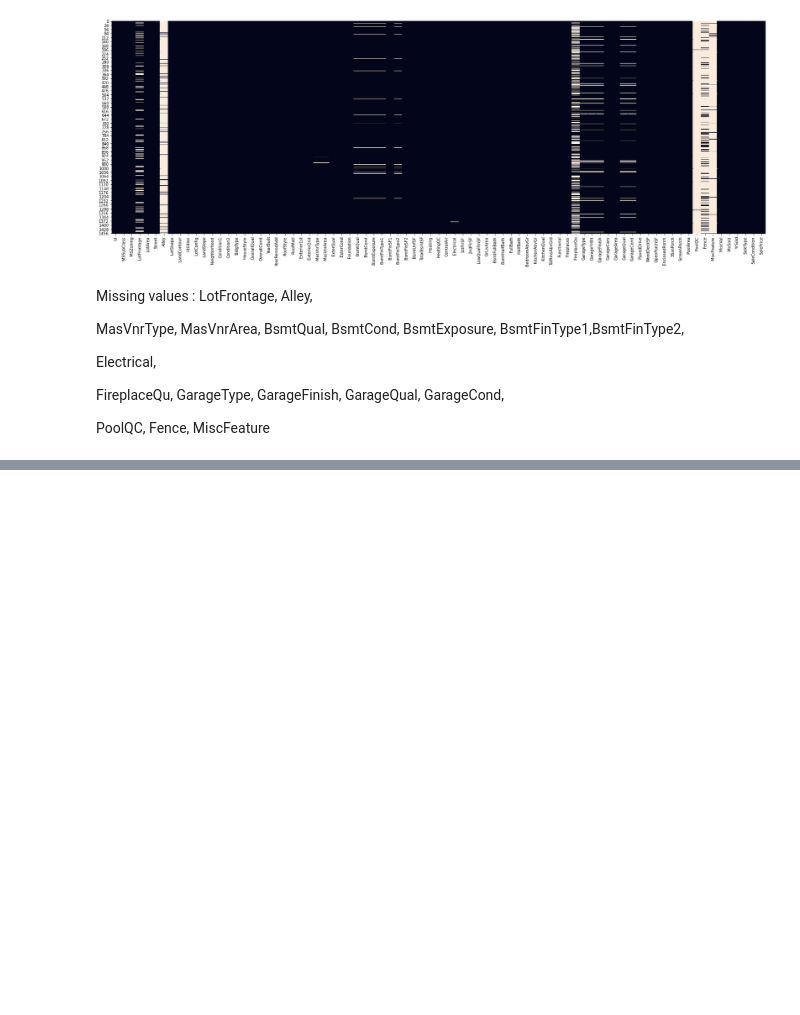
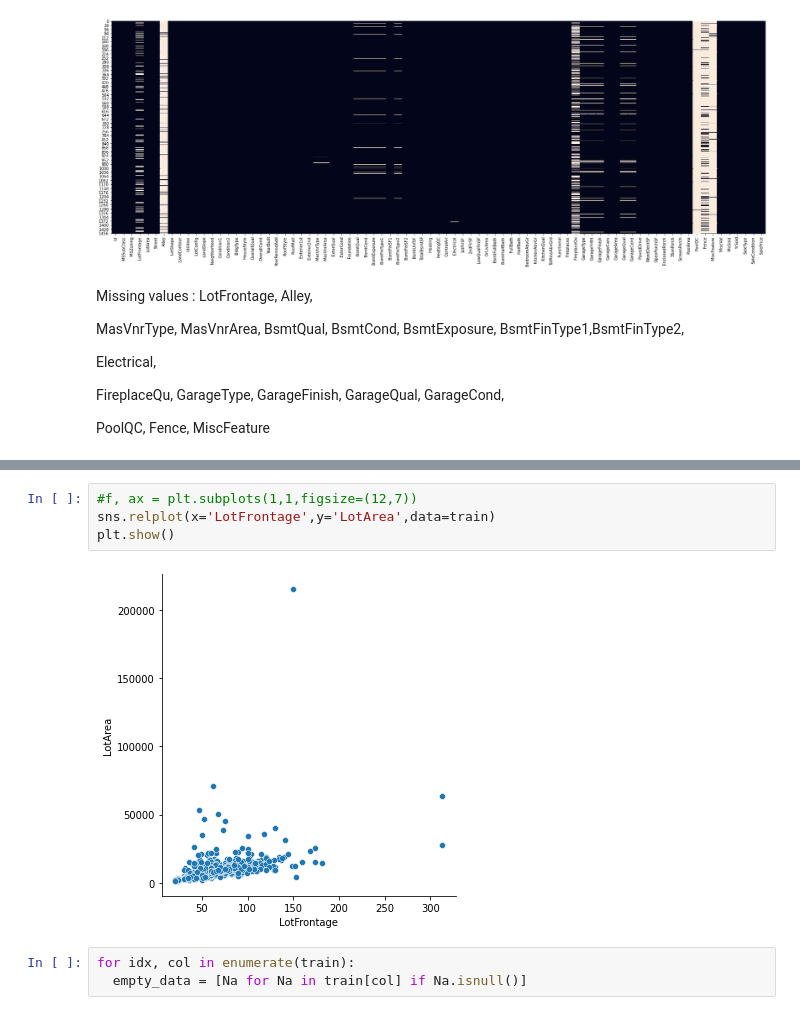
Before and after one commit to marudengi/practice-for-kaggle, a Jupyter notebook: practice_for_kaggle.ipynb, the cells around one changed output, grey strips where cells are left out. Saved outputs shown, nothing was run; the diff lists cells and outputs as text; blank space fills up the shorter version.

```diff
--- a/practice_for_kaggle.ipynb
+++ b/practice_for_kaggle.ipynb
@@ -201,0 +208,9 @@ Nafind(train)
+# %%
+#f, ax = plt.subplots(1,1,figsize=(12,7))
+sns.relplot(x='LotFrontage',y='LotArea',data=train)
+plt.show()
+# %% [output]
+[figure, added]
+# %%
+for idx, col in enumerate(train):
+  empty_data = [Na for Na in train[col] if Na.isnull()]
```
Also changed, not shown: parts of 10 cells of this notebook.
